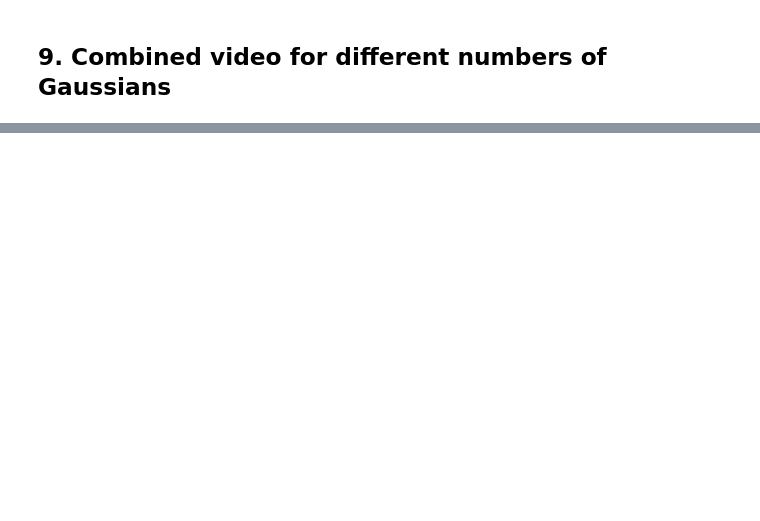
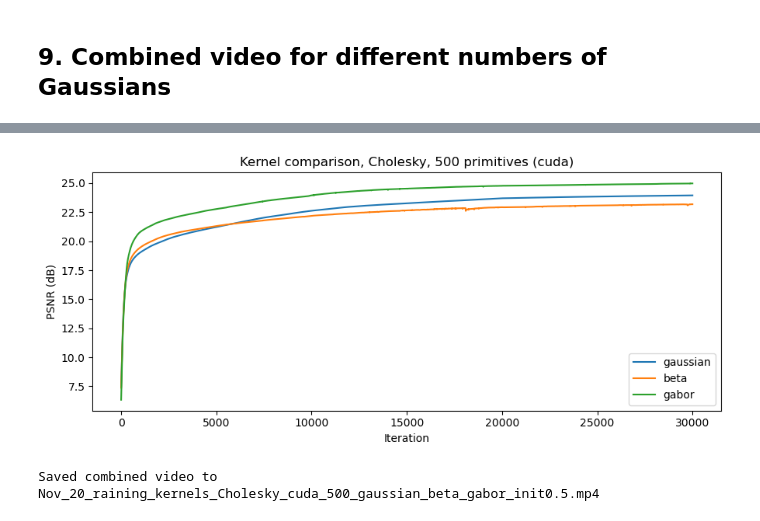
Before and after one commit to amirrezavazifeh/GaussianImage, a Jupyter notebook: Code/gaussianimage_custom/fit_image.ipynb, the cells around one changed output, grey strips where cells are left out. Saved outputs shown, nothing was run; the diff lists cells and outputs as text; code cells hidden in the pictures; blank space fills up the shorter version.

```diff
--- a/Code/gaussianimage_custom/fit_image.ipynb
+++ b/Code/gaussianimage_custom/fit_image.ipynb
@@ -301,28 +316,30 @@ Saved video to training_cuda_Cholesky_1000_initNone.mp4
 # %%
 NUM_POINTS_LIST = [200, 1000, 10000]
 RUN_ITERATIONS = 30000
+LR = 1e-3
 RUN_SNAP_EVERY = 30
 RUN_VERBOSE_EVERY = 1000
-RUN_DECOMPOSITION = "Cholesky"     # "RS" or "Cholesky"
-INIT_SCALE = 0.5               # None = paper (~1 px start); 0.5 = start at half the spacing
+RUN_DECOMPOSITION = "Cholesky"     # "Cholesky" or "RS"
+RUN_KERNEL = "gaussian"            # "gaussian", "beta" or "gabor"
+INIT_SCALE = None               # None = paper (~1 px start); 0.5 = start at half the spacing
 
-RunClass = {"Cholesky": GaussianImage_Cholesky, "RS": GaussianImage_RS}[RUN_DECOMPOSITION]
+RunClass = MODELS[RUN_DECOMPOSITION]
 models, histories = {}, {}
 
 for n in NUM_POINTS_LIST:
-    print(f"\n=== Fitting {n} Gaussians ===")
+    print(f"\n=== Fitting {RUN_DECOMPOSITION}-{RUN_KERNEL}, {n} primitives ===")
     m = RunClass(num_points=n, H=H, W=W, device=device, lr=LR,
-                 backend=BACKEND, init_scale=INIT_SCALE).to(device)
+                 backend=BACKEND, init_scale=INIT_SCALE, kernel=RUN_KERNEL).to(device)
     run_losses = torch.empty(RUN_ITERATIONS, device=device)
-    run_snaps, run_iters, run_neff = [], [], []
+    run_snaps, run_iters = [], []
 
     sync(); t0 = time.time()
-    pbar = tqdm(range(1, RUN_ITERATIONS + 1), desc=f"{RUN_DECOMPOSITION}, {n} Gaussians")
+    pbar = tqdm(range(1, RUN_ITERATIONS + 1), desc=f"{RUN_DECOMPOSITION}-{RUN_KERNEL}, {n} primitives")
     for it in pbar:
         image = m()["render"]
         loss = loss_fn(image, gt_image)
         if not torch.isfinite(loss):
-            raise RuntimeError(f"[{n} Gaussians] Non-finite loss at iter {it}.")
+            raise RuntimeError(f"[{n} primitives] Non-finite loss at iter {it}.")
         loss.backward()
         m.optimizer.step()
         m.optimizer.zero_grad(set_to_none=True)
@@ -336,7 +353,7 @@ for n in NUM_POINTS_LIST:
             l = loss.item()
             pbar.set_postfix(loss=f"{l:.5f}", psnr=f"{10 * math.log10(1 / l):.2f} dB")
     sync()
-    print(f"Fit time ({BACKEND}, {n} Gaussians): {time.time() - t0:.1f} s")
+    print(f"Fit time ({BACKEND}, {RUN_DECOMPOSITION}-{RUN_KERNEL}, {n} primitives): {time.time() - t0:.1f} s")
 
     loss_np = run_losses.cpu().numpy()
     histories[n] = {"loss": loss_np.tolist(), "psnr": (10 * np.log10(1 / loss_np)).tolist(),
@@ -391,0 +442,21 @@ Saved combined video to training_combined_Cholesky_cuda_200_1000_10000_init0.5.m
+# %%
+# PSNR curves
+fig, ax = plt.subplots(figsize=(9, 4))
+for kern in CMP_KERNELS:
+    ax.plot(cmp_histories[kern]["psnr"], label=kern)
+ax.set(xlabel="Iteration", ylabel="PSNR (dB)",
+       title=f"Kernel comparison, {CMP_DECOMPOSITION}, {CMP_POINTS} primitives ({BACKEND})")
+ax.legend()
+plt.tight_layout()
+plt.show()
+
+# Training video, one panel per kernel + ground truth
+make_combined_video(
+    cmp_histories, CMP_KERNELS, gt_image,
+    out_path=f"Nov_20_raining_kernels_{CMP_DECOMPOSITION}_{BACKEND}_{CMP_POINTS}_" + "_".join(CMP_KERNELS)
+             + f"_init{CMP_INIT_SCALE}.mp4",
+    label=f"{{}}, {CMP_POINTS}",
+)
+# %% [output]
+[figure, added]
+Saved combined video to Nov_20_raining_kernels_Cholesky_cuda_500_gaussian_beta_gabor_init0.5.mp4
```
Also changed, not shown: parts of 12 cells of this notebook, 2 other files.
